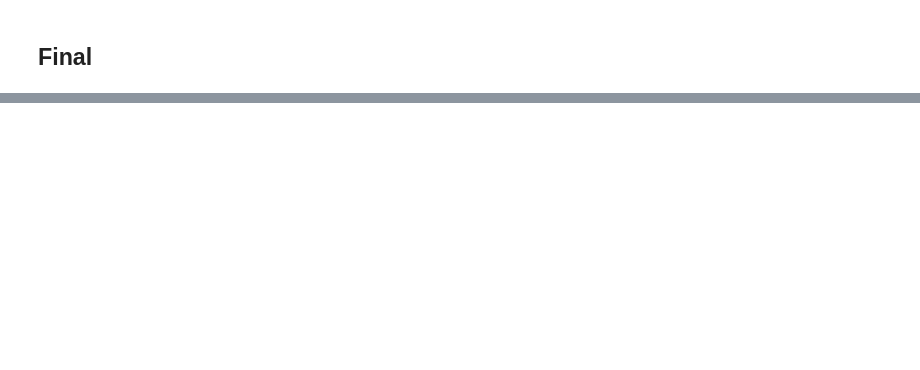
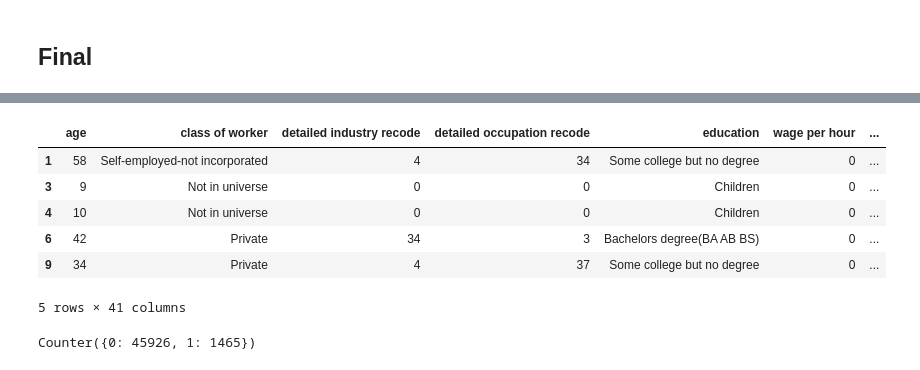
Before and after one commit to rhurley46/USBC-Classifier, a Jupyter notebook: notebooks/002_Modellling_2.ipynb, the cells around one changed output, grey strips where cells are left out. Cells and saved outputs as stored; diff of their text form; code cells hidden in the pictures; blank space fills up the shorter version.

```diff
--- a/notebooks/002_Modellling_2.ipynb
+++ b/notebooks/002_Modellling_2.ipynb
@@ -77,0 +131,15 @@ model = GradientBoostingClassifier(n_estimators=100)
+# %%
+steps = [
+    ('c', OneHotEncoder(handle_unknown='ignore'), cat_ix),
+    ('n', MinMaxScaler(), num_ix)
+]
+
+ct = ColumnTransformer(steps)
+
+pipeline = Pipeline(
+    steps=[
+        ('t', ct),
+        ('m', GradientBoostingClassifier(n_estimators=100))]
+)
+# %%
+pipeline.fit(X, y)
@@ -77,0 +165,10 @@ model = GradientBoostingClassifier(n_estimators=100)
+# %%
+X.head()
+# %% [output]
+|  | age | class of worker | detailed industry recode | detailed occupation recode | education | wage per hour | ... |
+| 1 | 58 | Self-employed-not incorporated | 4 | 34 | Some college but no degree | 0 | ... |
+| 3 | 9 | Not in universe | 0 | 0 | Children | 0 | ... |
+| 4 | 10 | Not in universe | 0 | 0 | Children | 0 | ... |
+| 6 | 42 | Private | 34 | 3 | Bachelors degree(BA AB BS) | 0 | ... |
+| 9 | 34 | Private | 4 | 37 | Some college but no degree | 0 | ... |
+5 rows × 41 columns
@@ -77,0 +179,6 @@ model = GradientBoostingClassifier(n_estimators=100)
+# %%
+from collections import Counter
+
+Counter(preds)
+# %% [output]
+Counter({0: 45926, 1: 1465})
```
Also changed, not shown: parts of 17 cells of this notebook, 14 other files.
